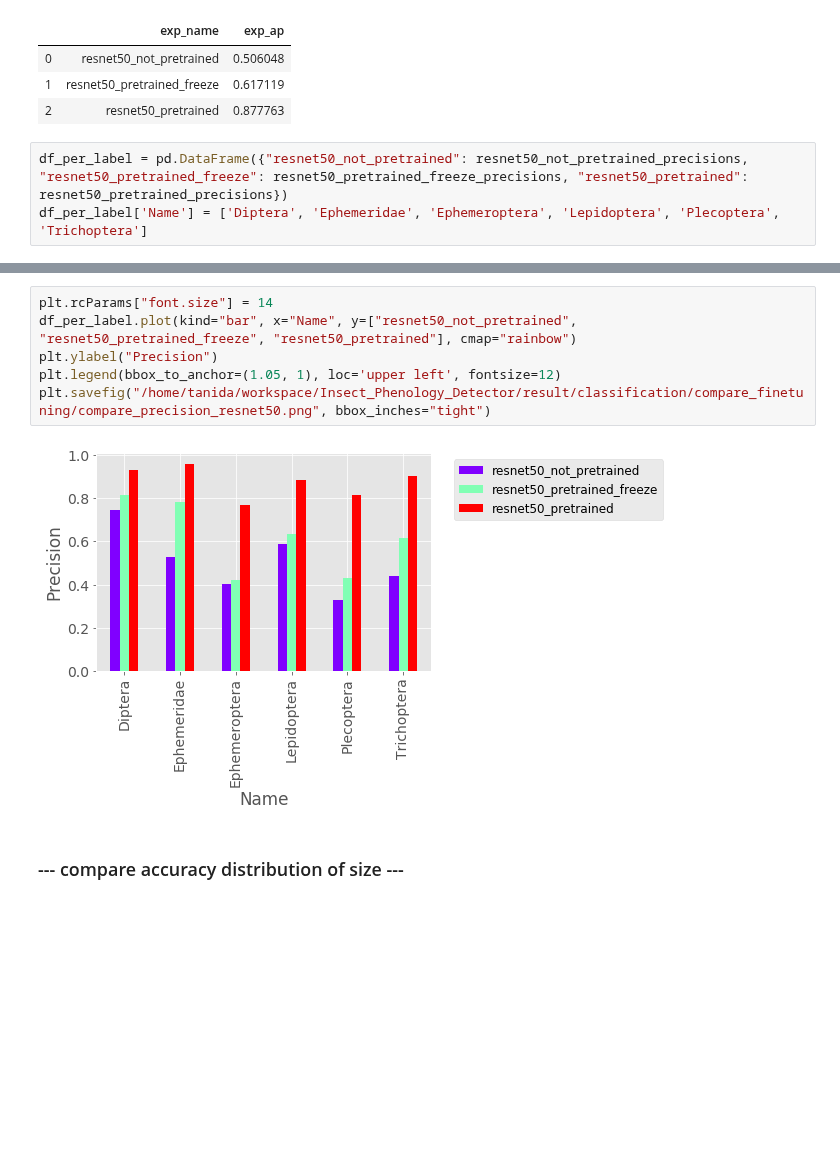
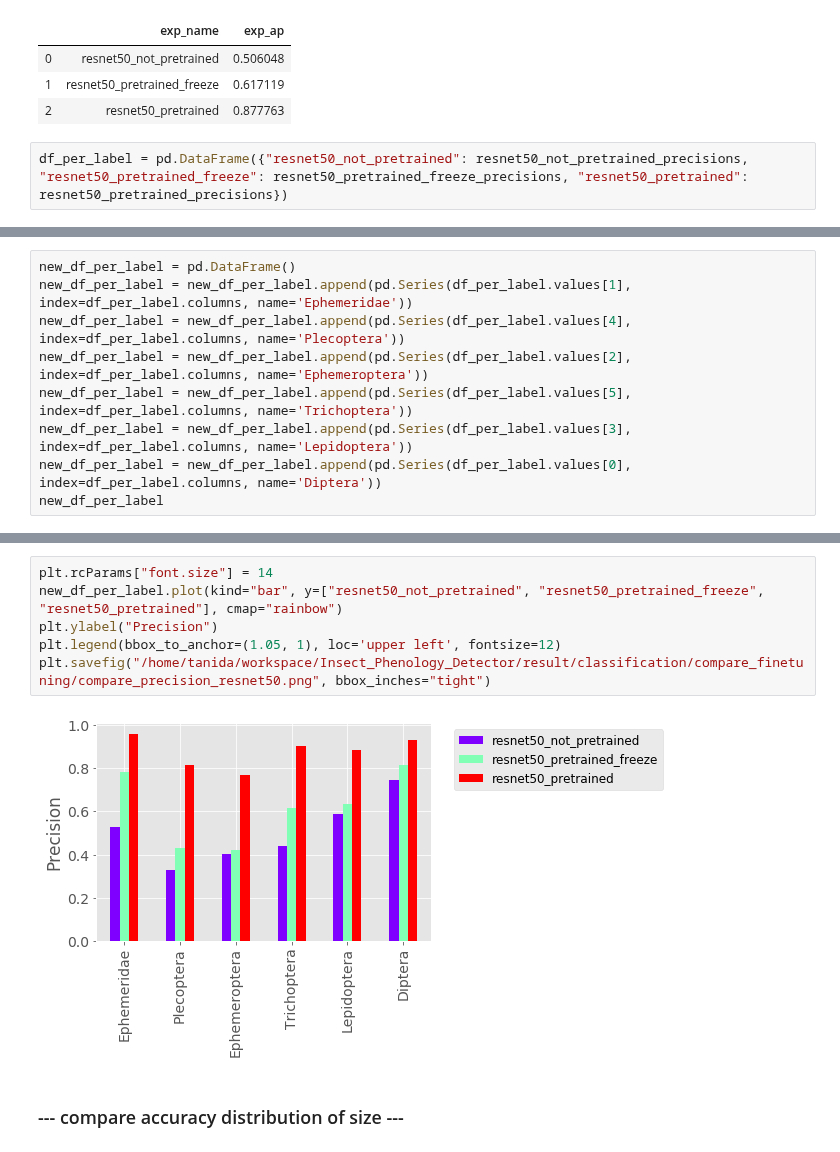
Before and after one commit to keiiti975/Insect_Phenology_Detector, a Jupyter notebook: result/classification/compare_finetuning/compare_finetuning.ipynb, the cells around one changed output, grey strips where cells are left out. Drawn from its saved outputs; the diff is of its cells as text; blank space fills up the shorter version.

```diff
--- a/result/classification/compare_finetuning/compare_finetuning.ipynb
+++ b/result/classification/compare_finetuning/compare_finetuning.ipynb
@@ -36,4 +36,3 @@ df
 | 2 | resnet50_pretrained | 0.877763 |
 # %%
 df_per_label = pd.DataFrame({"resnet50_not_pretrained": resnet50_not_pretrained_precisions, "resnet50_pretrained_freeze": resnet50_pretrained_freeze_precisions, "resnet50_pretrained": resnet50_pretrained_precisions})
-df_per_label['Name'] = ['Diptera', 'Ephemeridae', 'Ephemeroptera', 'Lepidoptera', 'Plecoptera', 'Trichoptera']
@@ -49,0 +39,9 @@ df_per_label
+# %%
+new_df_per_label = pd.DataFrame()
+new_df_per_label = new_df_per_label.append(pd.Series(df_per_label.values[1], index=df_per_label.columns, name='Ephemeridae'))
+new_df_per_label = new_df_per_label.append(pd.Series(df_per_label.values[4], index=df_per_label.columns, name='Plecoptera'))
+new_df_per_label = new_df_per_label.append(pd.Series(df_per_label.values[2], index=df_per_label.columns, name='Ephemeroptera'))
+new_df_per_label = new_df_per_label.append(pd.Series(df_per_label.values[5], index=df_per_label.columns, name='Trichoptera'))
+new_df_per_label = new_df_per_label.append(pd.Series(df_per_label.values[3], index=df_per_label.columns, name='Lepidoptera'))
+new_df_per_label = new_df_per_label.append(pd.Series(df_per_label.values[0], index=df_per_label.columns, name='Diptera'))
+new_df_per_label
@@ -50,11 +56,11 @@ df_per_label
 # %%
 plt.rcParams["font.size"] = 14
-df_per_label.plot(kind="bar", x="Name", y=["resnet50_not_pretrained", "resnet50_pretrained_freeze", "resnet50_pretrained"], cmap="rainbow")
+new_df_per_label.plot(kind="bar", y=["resnet50_not_pretrained", "resnet50_pretrained_freeze", "resnet50_pretrained"], cmap="rainbow")
 plt.ylabel("Precision")
 plt.legend(bbox_to_anchor=(1.05, 1), loc='upper left', fontsize=12)
 plt.savefig("/home/tanida/workspace/Insect_Phenology_Detector/result/classification/compare_finetuning/compare_precision_resnet50.png", bbox_inches="tight")
 # %% [output]
-[figure, old version]
+[figure, new version]
 # %% [markdown]
 ### --- compare accuracy distribution of size ---
 # %%
```
Also changed, not shown: parts of 3 cells of this notebook, 1 other file.
